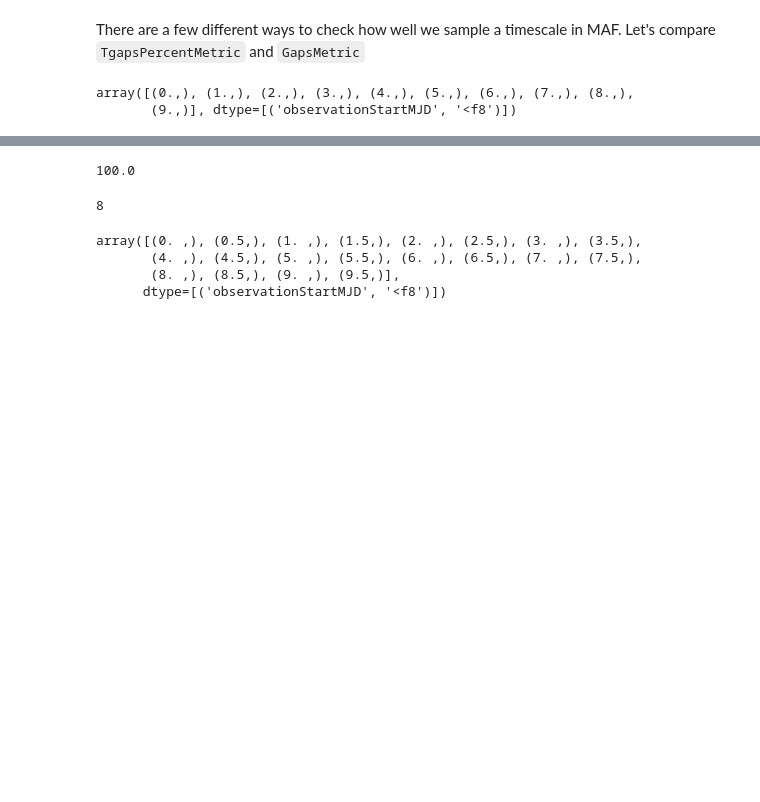
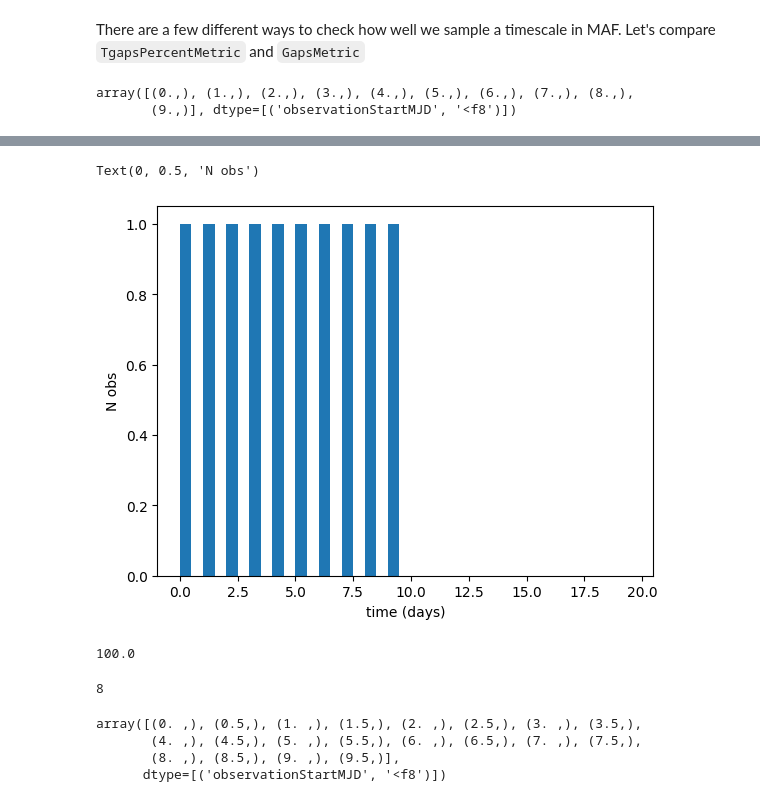
Before and after one commit to lsst/rubin_sim_notebooks, a Jupyter notebook: maf/science/time_gaps.ipynb, the cells around one changed output, grey strips where cells are left out. Saved outputs shown, nothing was run; the diff lists cells and outputs as text; code cells hidden in the pictures; blank space fills up the shorter version.

```diff
--- a/maf/science/time_gaps.ipynb
+++ b/maf/science/time_gaps.ipynb
@@ -19,3 +45,10 @@ array([(0.,), (1.,), (2.,), (3.,), (4.,), (5.,), (6.,), (7.,), (8.,),
+# %%
+_tmp = plt.hist(data['observationStartMJD'], bins=np.arange(0,20, 0.5))
+plt.xlabel('time (days)')
+plt.ylabel('N obs')
+# %% [output]
+Text(0, 0.5, 'N obs')
+[figure, added]
 # %%
 # TgapsPercent will tell us what percentage of consecutive observations are in the range 0.5 to 1 day
 tgp = TgapsPercentMetric(min_time=0.5, max_time=1.)
```
Also changed, not shown: parts of 5 cells of this notebook.
